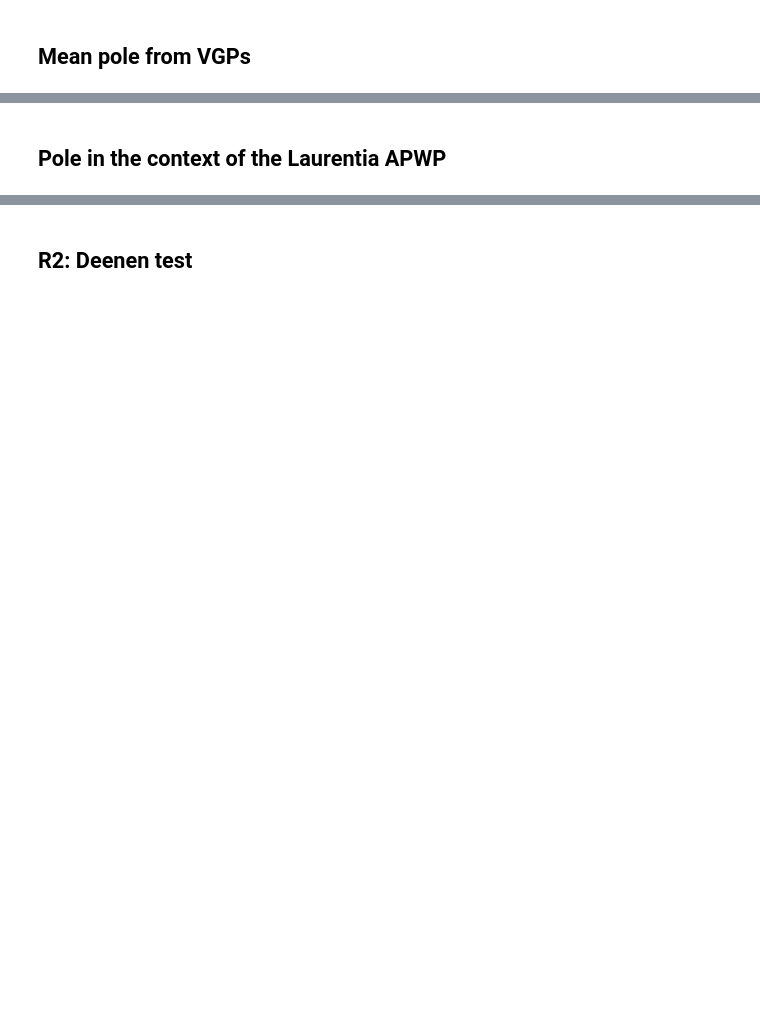
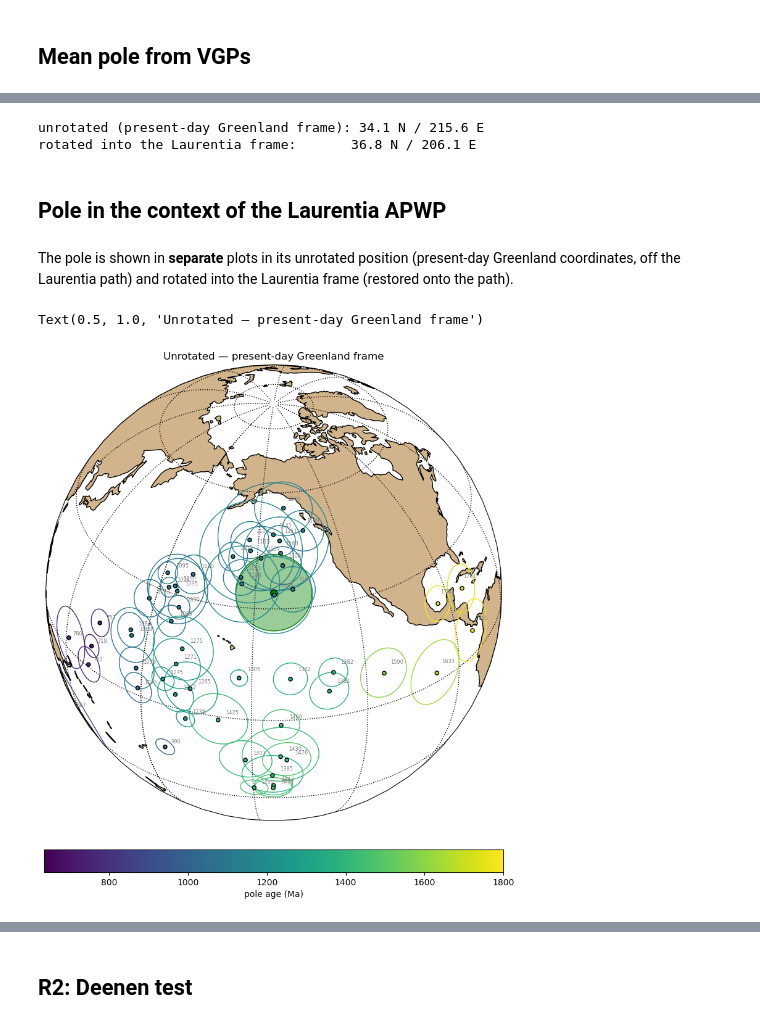
Before and after one commit to Swanson-Hysell-Group/2026_Laurentia_Precambrian_poles, a Jupyter notebook: pole_notebooks/1184_Hviddal.ipynb, the cells around one changed output, grey strips where cells are left out. Drawn from its saved outputs; the diff is of its cells as text; code cells hidden in the pictures; blank space fills up the shorter version.

```diff
--- a/pole_notebooks/1184_Hviddal.ipynb
+++ b/pole_notebooks/1184_Hviddal.ipynb
@@ -84,6 +149,20 @@ pole_plot = pt.plot_vgps_and_pole(vgp_block, pole_mean, figsize=(5,5))
+# %%
+euler_greenland = [67.5, -118.5, -13.8]   # [lat, lon, angle]; Roest and Srivastava (1989)
+rlat, rlon = pmag.pt_rot(euler_greenland, [pole_mean['inc']], [pole_mean['dec']])
+pole_rotated = {'inc': rlat[0], 'dec': rlon[0], 'alpha95': pole_mean['alpha95']}
+print(f"unrotated (present-day Greenland frame): {pole_mean['inc']:.1f} N / {pole_mean['dec']:.1f} E")
+print(f"rotated into the Laurentia frame:       {pole_rotated['inc']:.1f} N / {pole_rotated['dec']:.1f} E")
+# %% [output]
+unrotated (present-day Greenland frame): 34.1 N / 215.6 E
+rotated into the Laurentia frame:       36.8 N / 206.1 E
 # %% [markdown]
 ## Pole in the context of the Laurentia APWP
+# %% [markdown]
+The pole is shown in **separate** plots in its unrotated position (present-day Greenland coordinates, off the Laurentia path) and rotated into the Laurentia frame (restored onto the path).
 # %%
 Laurentia_poles = pt.get_Laurentia_poles()
 Laurentia_poles = pt.plot_apwp_context(Laurentia_poles, pole_mean['inc'], pole_mean['dec'], pole_mean['alpha95'], age_min=635, age_max=1800, projection='orthographic', central_longitude=pole_mean['dec'], central_latitude=pole_mean['inc'])
-plt.show()
+plt.title('Unrotated — present-day Greenland frame')
+# %% [output]
+Text(0.5, 1.0, 'Unrotated — present-day Greenland frame')
+[figure, added]
```
Also changed, not shown: parts of 23 cells of this notebook.
